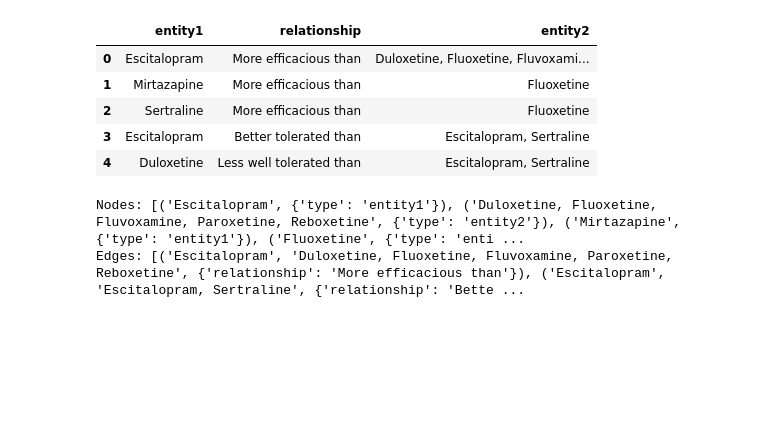
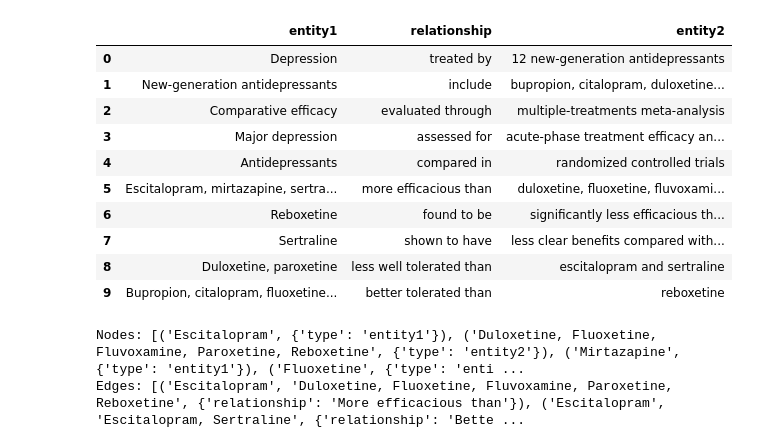
Before and after one commit to rishikasrinivas/KnowledgeGraphMentalHealth, a Jupyter notebook: model.ipynb, the cells around one changed output. Saved outputs shown, nothing was run; the diff lists cells and outputs as text; code cells hidden in the pictures; blank space fills up the shorter version.

```diff
--- a/model.ipynb
+++ b/model.ipynb
@@ -136,19 +1378,33 @@ This table matrix succinctly represents the comparative efficacy and acceptabili
 # %%
 import pandas as pd
 data = {
-    "entity1": ["Escitalopram", "Mirtazapine", "Sertraline", "Escitalopram", "Duloxetine"],
-    "relationship": ["More efficacious than", "More efficacious than", "More efficacious than", "Better tolerated than", "Less well tolerated than"],
-    "entity2": ["Duloxetine, Fluoxetine, Fluvoxamine, Paroxetine, Reboxetine", "Fluoxetine", "Fluoxetine", "Escitalopram, Sertraline", "Escitalopram, Sertraline"]
+    "entity1": ["Depression", "New-generation antidepressants", "Comparative efficacy", "Major depression",
+                "Antidepressants", "Escitalopram, mirtazapine, sertraline, venlafaxine", "Reboxetine",
+                "Sertraline", "Duloxetine, paroxetine", "Bupropion, citalopram, fluoxetine, sertraline"],
+    "relationship": ["treated by", "include", "evaluated through", "assessed for",
+                     "compared in", "more efficacious than", "found to be",
+                     "shown to have", "less well tolerated than", "better tolerated than"],
+    "entity2": ["12 new-generation antidepressants", "bupropion, citalopram, duloxetine, escitalopram, fluoxetine, fluvoxamine, milnacipran, mirtazapine, paroxetine, reboxetine, sertraline, venlafaxine",
+                "multiple-treatments meta-analysis", "acute-phase treatment efficacy and acceptability",
+                "randomized controlled trials", "duloxetine, fluoxetine, fluvoxamine, paroxetine, reboxetine", "significantly less efficacious than other 11 antidepressants",
+                "less clear benefits compared with escitalopram, venlafaxine, mirtazapine",
+                "escitalopram and sertraline", "reboxetine"]
 }
+
 paper1 = pd.DataFrame(data)
-paper1.head()
+paper1
 # %% [output]
 |  | entity1 | relationship | entity2 |
-| 0 | Escitalopram | More efficacious than | Duloxetine, Fluoxetine, Fluvoxami... |
-| 1 | Mirtazapine | More efficacious than | Fluoxetine |
-| 2 | Sertraline | More efficacious than | Fluoxetine |
-| 3 | Escitalopram | Better tolerated than | Escitalopram, Sertraline |
-| 4 | Duloxetine | Less well tolerated than | Escitalopram, Sertraline |
+| 0 | Depression | treated by | 12 new-generation antidepressants |
+| 1 | New-generation antidepressants | include | bupropion, citalopram, duloxetine... |
+| 2 | Comparative efficacy | evaluated through | multiple-treatments meta-analysis |
+| 3 | Major depression | assessed for | acute-phase treatment efficacy an... |
+| 4 | Antidepressants | compared in | randomized controlled trials |
+| 5 | Escitalopram, mirtazapine, sertra... | more efficacious than | duloxetine, fluoxetine, fluvoxami... |
+| 6 | Reboxetine | found to be | significantly less efficacious th... |
+| 7 | Sertraline | shown to have | less clear benefits compared with... |
+| 8 | Duloxetine, paroxetine | less well tolerated than | escitalopram and sertraline |
+| 9 | Bupropion, citalopram, fluoxetine... | better tolerated than | reboxetine |
 # %%
 import networkx as nx
 
```
Also changed, not shown: parts of 25 cells of this notebook.
